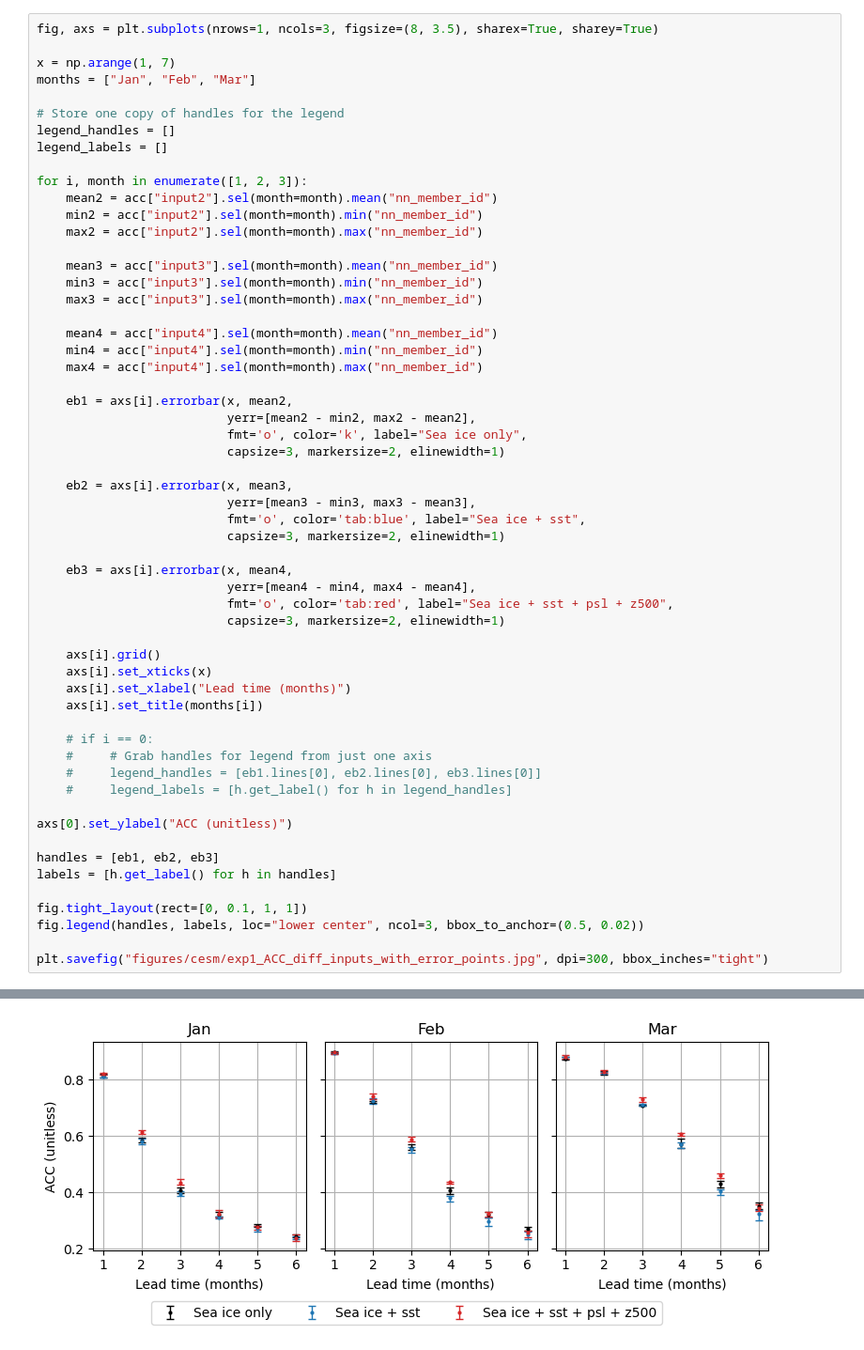
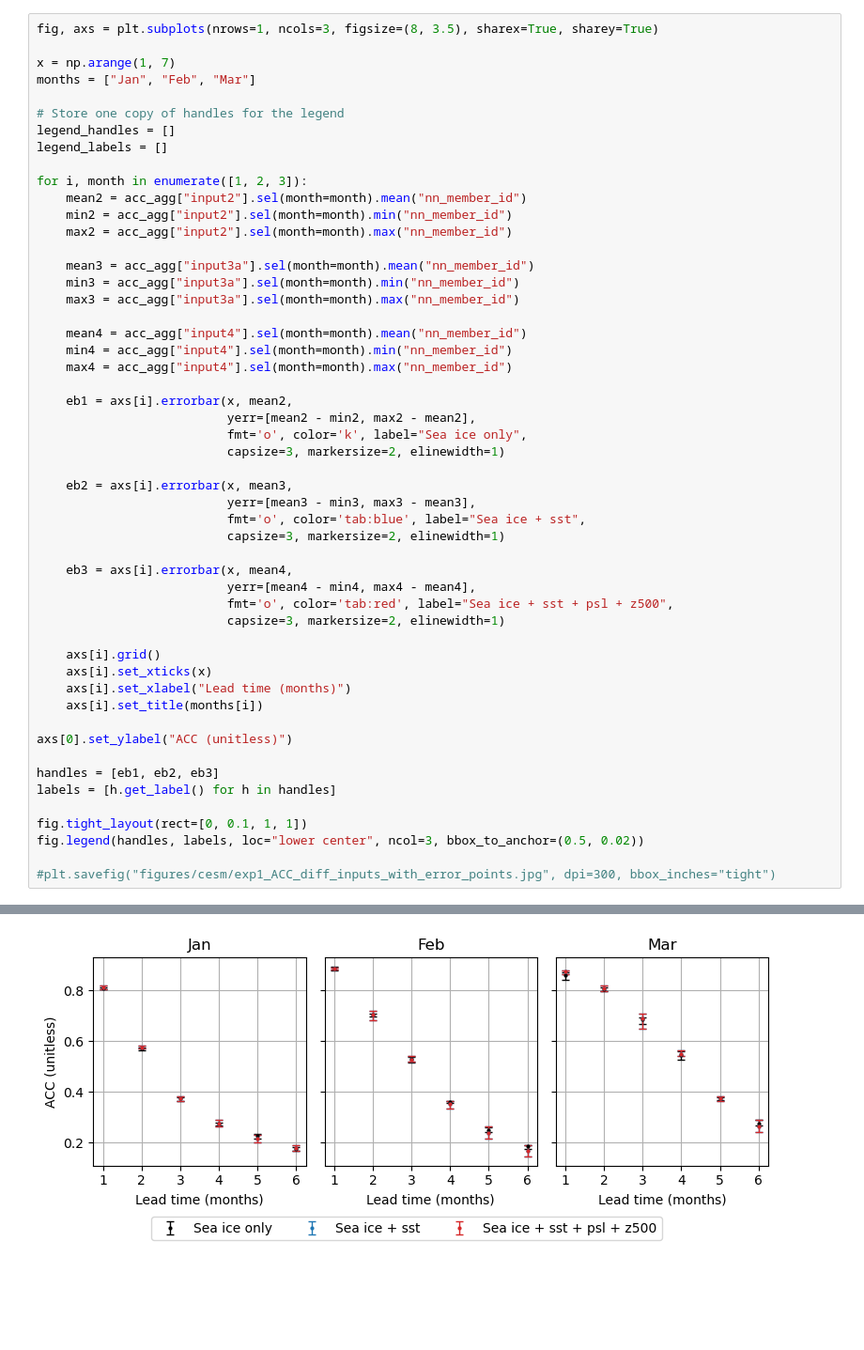
Before and after one commit to ychnli/sicpred, a Jupyter notebook: exp1_figures.ipynb, the cells around one changed output, grey strips where cells are left out. Shown: that part at 94% size. Cells and saved outputs as stored; diff of their text form; blank space fills up the shorter version.

```diff
--- a/exp1_figures.ipynb
+++ b/exp1_figures.ipynb
@@ -316,17 +279,17 @@ legend_handles = []
 legend_labels = []
 
 for i, month in enumerate([1, 2, 3]):
-    mean2 = acc["input2"].sel(month=month).mean("nn_member_id")
-    min2 = acc["input2"].sel(month=month).min("nn_member_id")
-    max2 = acc["input2"].sel(month=month).max("nn_member_id")
+    mean2 = acc_agg["input2"].sel(month=month).mean("nn_member_id")
+    min2 = acc_agg["input2"].sel(month=month).min("nn_member_id")
+    max2 = acc_agg["input2"].sel(month=month).max("nn_member_id")
 
-    mean3 = acc["input3"].sel(month=month).mean("nn_member_id")
-    min3 = acc["input3"].sel(month=month).min("nn_member_id")
-    max3 = acc["input3"].sel(month=month).max("nn_member_id")
+    mean3 = acc_agg["input3a"].sel(month=month).mean("nn_member_id")
+    min3 = acc_agg["input3a"].sel(month=month).min("nn_member_id")
+    max3 = acc_agg["input3a"].sel(month=month).max("nn_member_id")
 
-    mean4 = acc["input4"].sel(month=month).mean("nn_member_id")
-    min4 = acc["input4"].sel(month=month).min("nn_member_id")
-    max4 = acc["input4"].sel(month=month).max("nn_member_id")
+    mean4 = acc_agg["input4"].sel(month=month).mean("nn_member_id")
+    min4 = acc_agg["input4"].sel(month=month).min("nn_member_id")
+    max4 = acc_agg["input4"].sel(month=month).max("nn_member_id")
 
     eb1 = axs[i].errorbar(x, mean2,
                           yerr=[mean2 - min2, max2 - mean2],
@@ -348,11 +311,6 @@ for i, month in enumerate([1, 2, 3]):
     axs[i].set_xlabel("Lead time (months)")
     axs[i].set_title(months[i])
 
-    # if i == 0:
-    #     # Grab handles for legend from just one axis
-    #     legend_handles = [eb1.lines[0], eb2.lines[0], eb3.lines[0]]
-    #     legend_labels = [h.get_label() for h in legend_handles]
-
 axs[0].set_ylabel("ACC (unitless)")
 
 handles = [eb1, eb2, eb3]
@@ -361,5 +319,5 @@ labels = [h.get_label() for h in handles]
 fig.tight_layout(rect=[0, 0.1, 1, 1])
 fig.legend(handles, labels, loc="lower center", ncol=3, bbox_to_anchor=(0.5, 0.02))
 
-plt.savefig("figures/cesm/exp1_ACC_diff_inputs_with_error_points.jpg", dpi=300, bbox_inches="tight")
+#plt.savefig("figures/cesm/exp1_ACC_diff_inputs_with_error_points.jpg", dpi=300, bbox_inches="tight")
 # %% [output]
@@ -366 +325 @@ plt.savefig("figures/cesm/exp1_ACC_diff_inputs_with_error_points.jpg", dpi=300,
-[figure, old version]
+[figure, new version]
```
Also changed, not shown: parts of 14 cells of this notebook, 1 other file.
